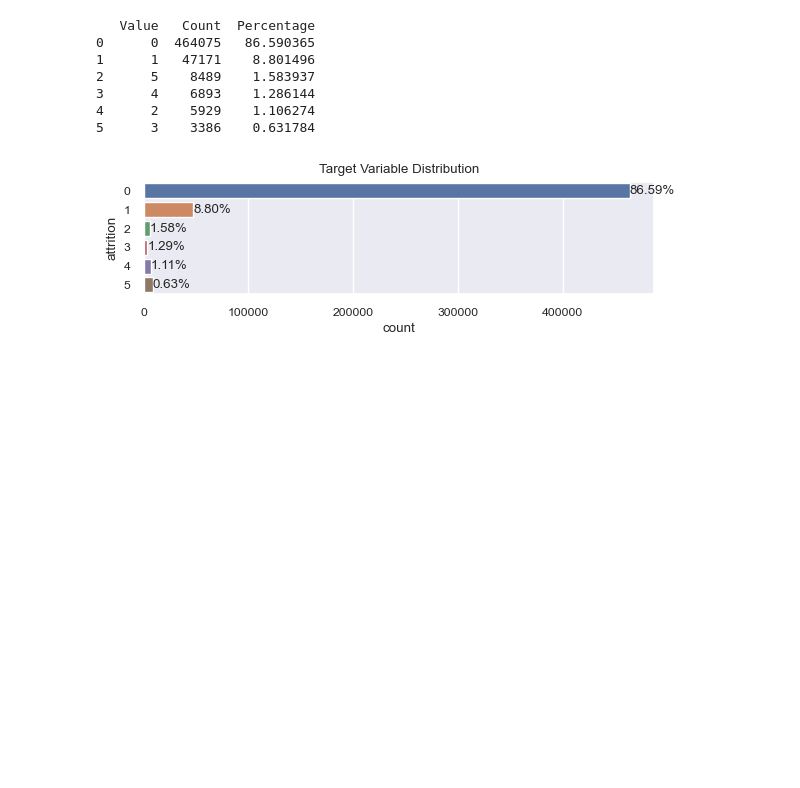
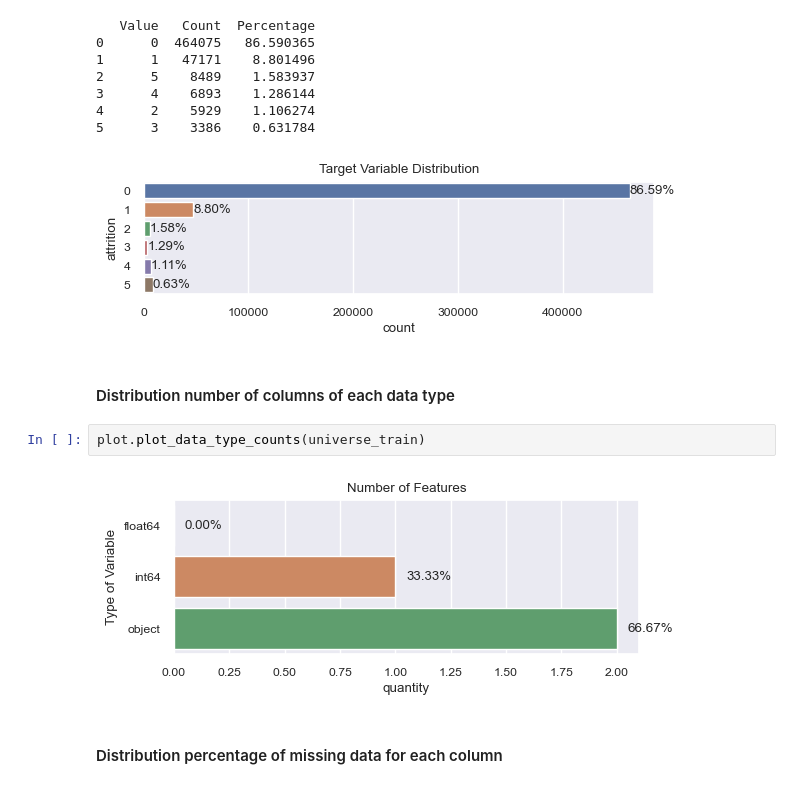
Before and after one commit to tutecode/bbva-data-challenge-2023, a Jupyter notebook: src/eda.ipynb, the cells around one changed output. Saved outputs shown, nothing was run; the diff lists cells and outputs as text; blank space fills up the shorter version.

```diff
--- a/src/eda.ipynb
+++ b/src/eda.ipynb
@@ -442,3 +486,11 @@ plot.plot_target_variable_distribution(universe_train, "attrition")
 4      2    5929    1.106274
 5      3    3386    0.631784
 [figure]
+# %% [markdown]
+#### Distribution number of columns of each data type
+# %%
+plot.plot_data_type_counts(universe_train)
+# %% [output]
+[figure, added]
+# %% [markdown]
+#### Distribution percentage of missing data for each column
```
Also changed, not shown: parts of 16 cells of this notebook, 1 other file.
